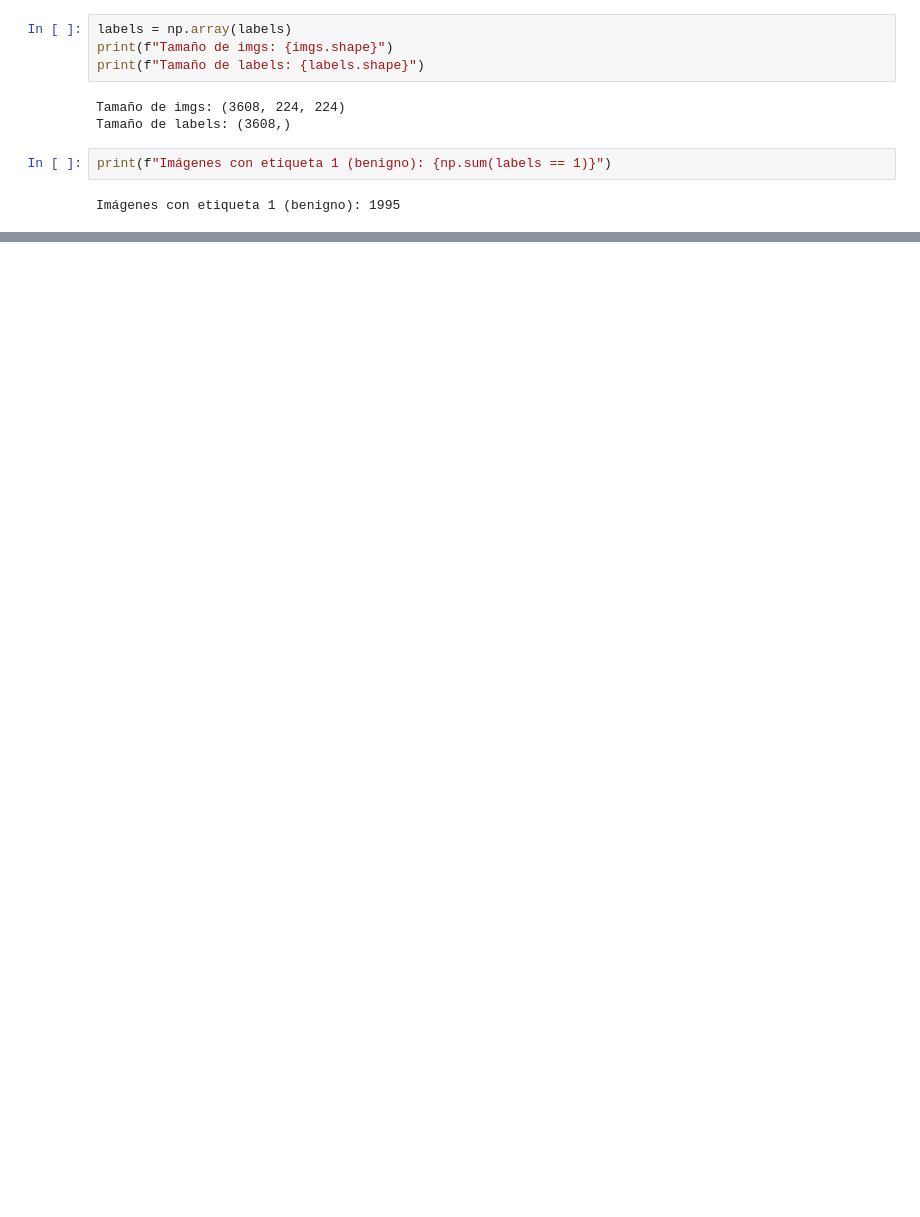
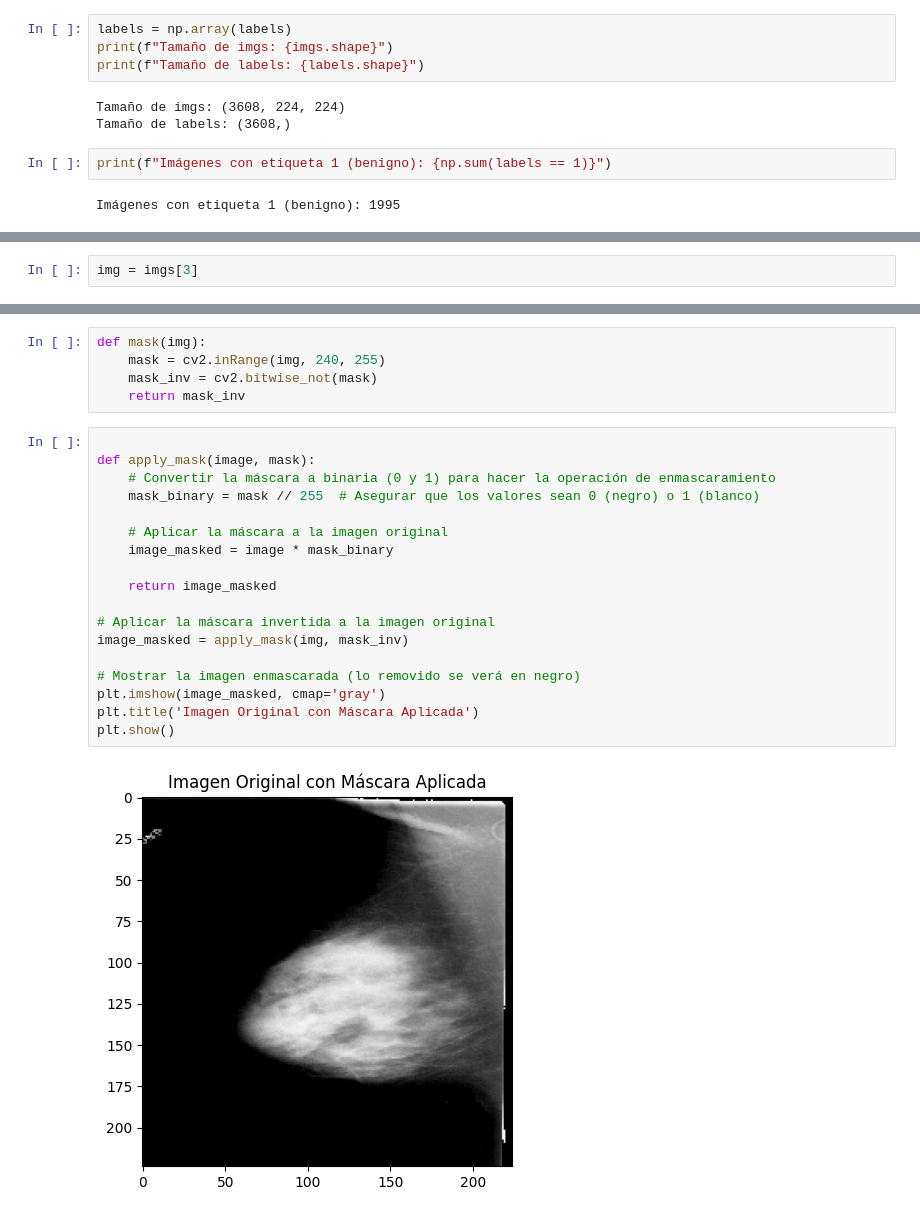
Before and after one commit to AndreaCTS/Semillero, a Jupyter notebook: DataAugmentation.ipynb, the cells around one changed output, grey strips where cells are left out. Saved outputs shown, nothing was run; the diff lists cells and outputs as text; blank space fills up the shorter version.

```diff
--- a/DataAugmentation.ipynb
+++ b/DataAugmentation.ipynb
@@ -199,0 +121,2 @@ else:
+# %%
+img = imgs[3]
@@ -199,0 +147,25 @@ else:
+# %%
+def mask(img):
+    mask = cv2.inRange(img, 240, 255)
+    mask_inv = cv2.bitwise_not(mask)
+    return mask_inv
+# %%
+
+def apply_mask(image, mask):
+    # Convertir la máscara a binaria (0 y 1) para hacer la operación de enmascaramiento
+    mask_binary = mask // 255  # Asegurar que los valores sean 0 (negro) o 1 (blanco)
+
+    # Aplicar la máscara a la imagen original
+    image_masked = image * mask_binary
+
+    return image_masked
+
+# Aplicar la máscara invertida a la imagen original
+image_masked = apply_mask(img, mask_inv)
+
+# Mostrar la imagen enmascarada (lo removido se verá en negro)
+plt.imshow(image_masked, cmap='gray')
+plt.title('Imagen Original con Máscara Aplicada')
+plt.show()
+# %% [output]
+[figure, added]
```
Also changed, not shown: parts of 28 cells of this notebook, 2 other files.
